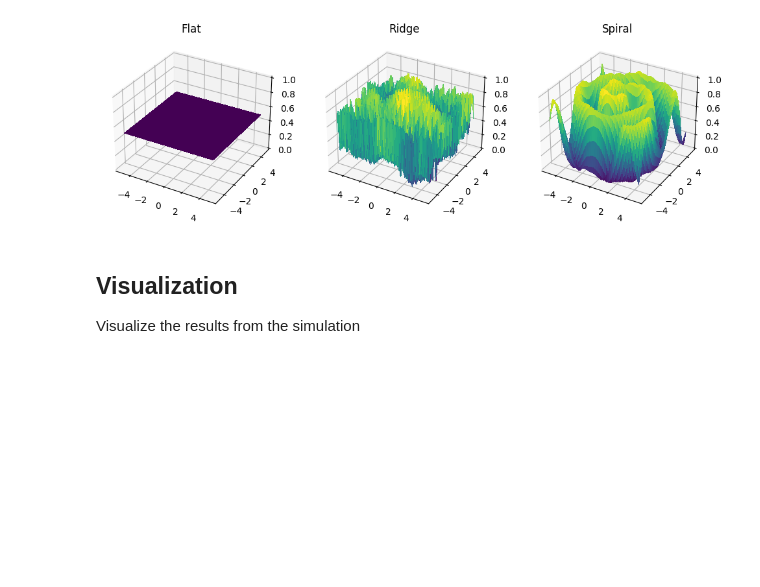
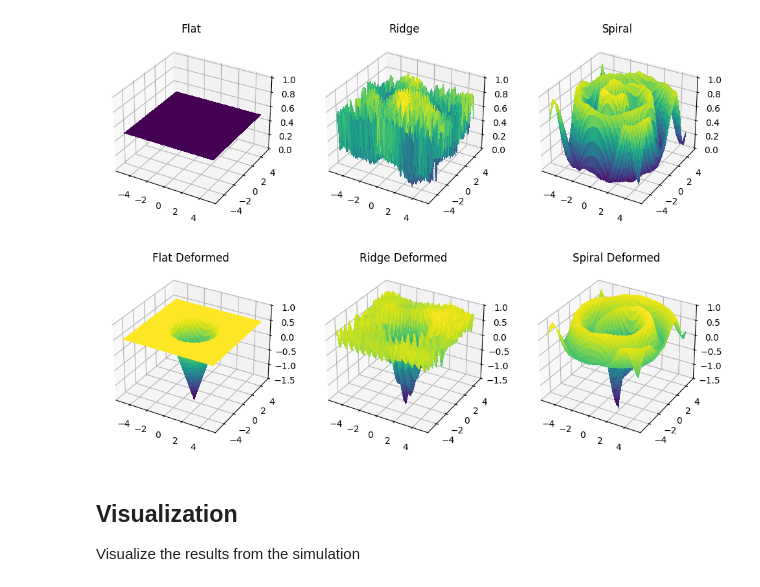
Before and after one commit to CydiaBoss/skin-ridge-model, a Jupyter notebook: sim.ipynb, the cells around one changed output. Drawn from its saved outputs; the diff is of its cells as text; code cells hidden in the pictures; blank space fills up the shorter version.

Commit message:
deformed graphs

```diff
--- a/sim.ipynb
+++ b/sim.ipynb
@@ -235,6 +233,29 @@ pressure_map = create_pressure_map(shape=(nx, ny), pattern_type="circular")
 flat_sol = compute_deformation(flat_mesh, pressure_map, time)
 ridge_sol = compute_deformation(ridge_mesh, pressure_map, time)
 spiral_sol = compute_deformation(spiral_mesh, pressure_map, time)
+# %%
+# Visualize Distortions
+fig = plt.figure(figsize=(12, 8))
+ax1 = fig.add_subplot(131, projection='3d')
+ax2 = fig.add_subplot(132, projection='3d')
+ax3 = fig.add_subplot(133, projection='3d')
+
+# set up the figure and Axes
+ax1.plot_surface(X, Y, flat_sol["deform"][:, :, -1], cmap=cm.viridis, linewidth=0, antialiased=False)
+ax1.set_zlim(-1.5, 1)
+ax1.set_title('Flat Deformed')
+
+ax2.plot_surface(X, Y, ridge_sol["deform"][:, :, -1], cmap=cm.viridis, linewidth=0, antialiased=False)
+ax2.set_zlim(-1.5, 1)
+ax2.set_title('Ridge Deformed')
+
+ax3.plot_surface(X, Y, spiral_sol["deform"][:, :, -1], cmap=cm.viridis, linewidth=0, antialiased=False)
+ax3.set_zlim(-1.5, 1)
+ax3.set_title('Spiral Deformed')
+
+plt.show()
+# %% [output]
+[figure, added]
 # %%
 # Compute receptor responses for all models
 sa1_out_flat = sa1_response(flat_sol["eps"], flat_sol["curv"])
```
Also changed, not shown: parts of 1 cell of this notebook.
